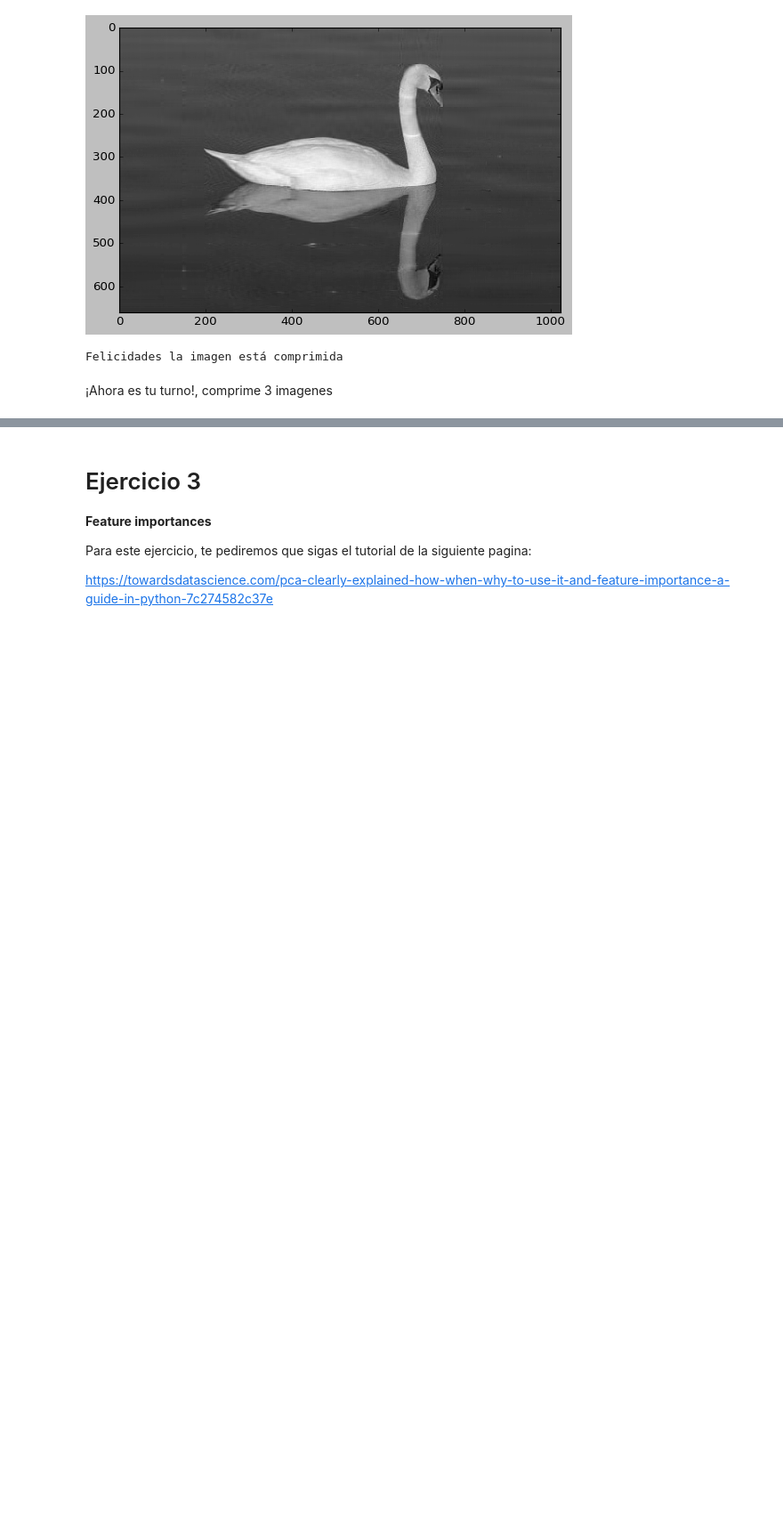
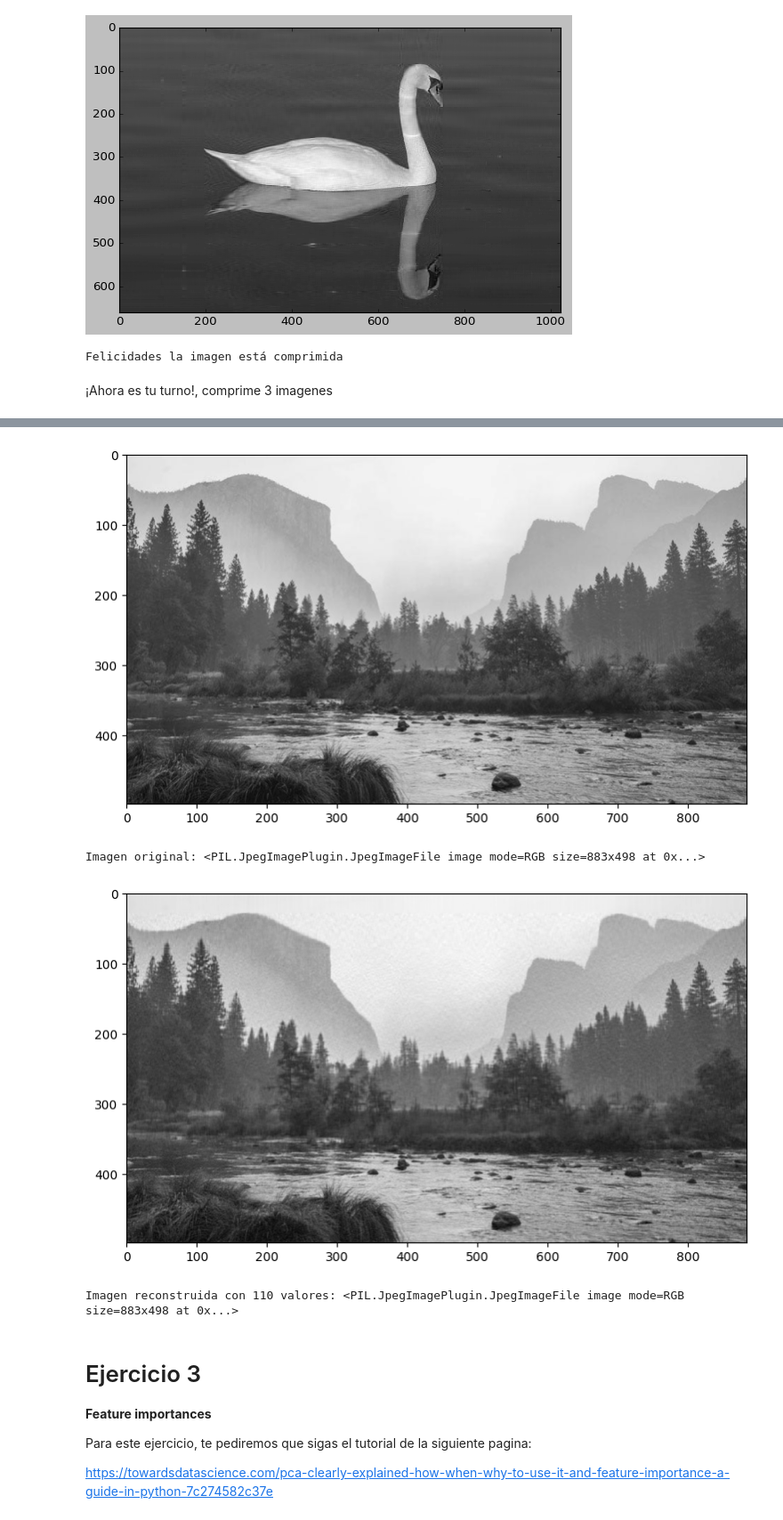
Before and after one commit to PosgradoMNA/actividades-de-aprendizaje-Walt9819, a Jupyter notebook: Week5/Reduccion_dimensiones.ipynb, the cells around one changed output, grey strips where cells are left out. Shown at 89% size. Saved outputs shown, nothing was run; the diff lists cells and outputs as text; code cells hidden in the pictures; blank space fills up the shorter version.

```diff
--- a/Week5/Reduccion_dimensiones.ipynb
+++ b/Week5/Reduccion_dimensiones.ipynb
@@ -291,3 +323,12 @@ Felicidades la imagen está comprimida
+# %%
+#imagen 3
+img_3 = Image.open(urllib.request.urlopen('https://www.adorama.com/alc/wp-content/uploads/2018/11/landscape-photography-tips-yosemite-valley-feature.jpg'))
+reconstructImage(img_3, 110) # Details are not easily reconsytructed (trees) but other bigger shapes are easily identified since 70 nvalues
+# %% [output]
+[figure, added]
+Imagen original: <PIL.JpegImagePlugin.JpegImageFile image mode=RGB size=883x498 at 0x...>
+[figure, added]
+Imagen reconstruida con 110 valores: <PIL.JpegImagePlugin.JpegImageFile image mode=RGB size=883x498 at 0x...>
 # %% [markdown]
 # Ejercicio 3
 
```
Also changed, not shown: parts of 23 cells of this notebook.
